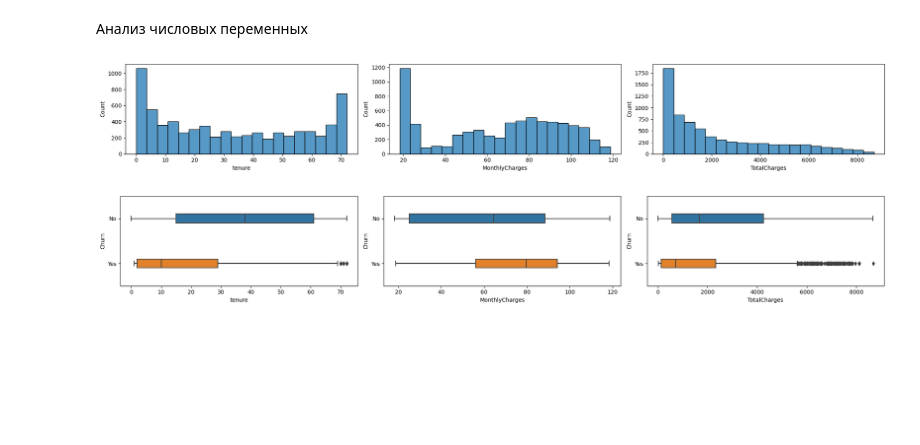
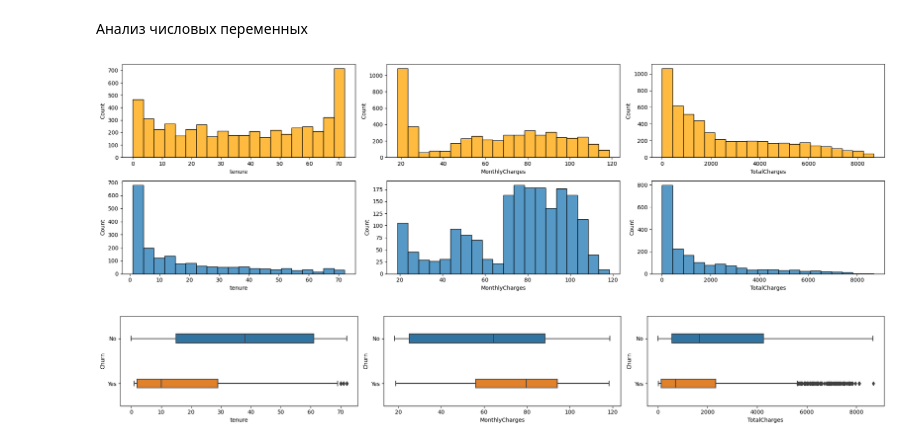
Before and after one commit to ilya-romanov-ig/telco-customer-churn-prediction, a Jupyter notebook: notebooks/01_eda.ipynb, the cells around one changed output. Drawn from its saved outputs; the diff is of its cells as text; code cells hidden in the pictures; blank space fills up the shorter version.

```diff
--- a/notebooks/01_eda.ipynb
+++ b/notebooks/01_eda.ipynb
@@ -123,16 +122,18 @@ df['TotalCharges'].replace(' ', 0, inplace=True)
 df['TotalCharges'] = df['TotalCharges'].astype('float')
 # %%
 num_cols = ['tenure', 'MonthlyCharges', 'TotalCharges']
-fig, axes = plt.subplots(1, 3, figsize=(20, 3))
+fig, axes = plt.subplots(2, 3, figsize=(20, 6))
 axes = axes.flatten()
 
 for i, col in enumerate(num_cols):
-    sns.histplot(data=df, x=col, bins=20, ax=axes[i])
+    sns.histplot(data=df[df['Churn'] == 'No'], x=col, bins=20, ax=axes[i], color='orange')
 
+for i, col in enumerate(num_cols):
+    sns.histplot(data=df[df['Churn'] == 'Yes'], x=col, bins=20, ax=axes[i + 3])
 plt.tight_layout()
 plt.show()
 # %% [output]
-[figure, old version]
+[figure, new version]
 # %%
 num_cols = ['tenure', 'MonthlyCharges', 'TotalCharges']
 fig, axes = plt.subplots(1, 3, figsize=(20, 3))
```
Also changed, not shown: parts of 1 cell of this notebook, 1 other file.
